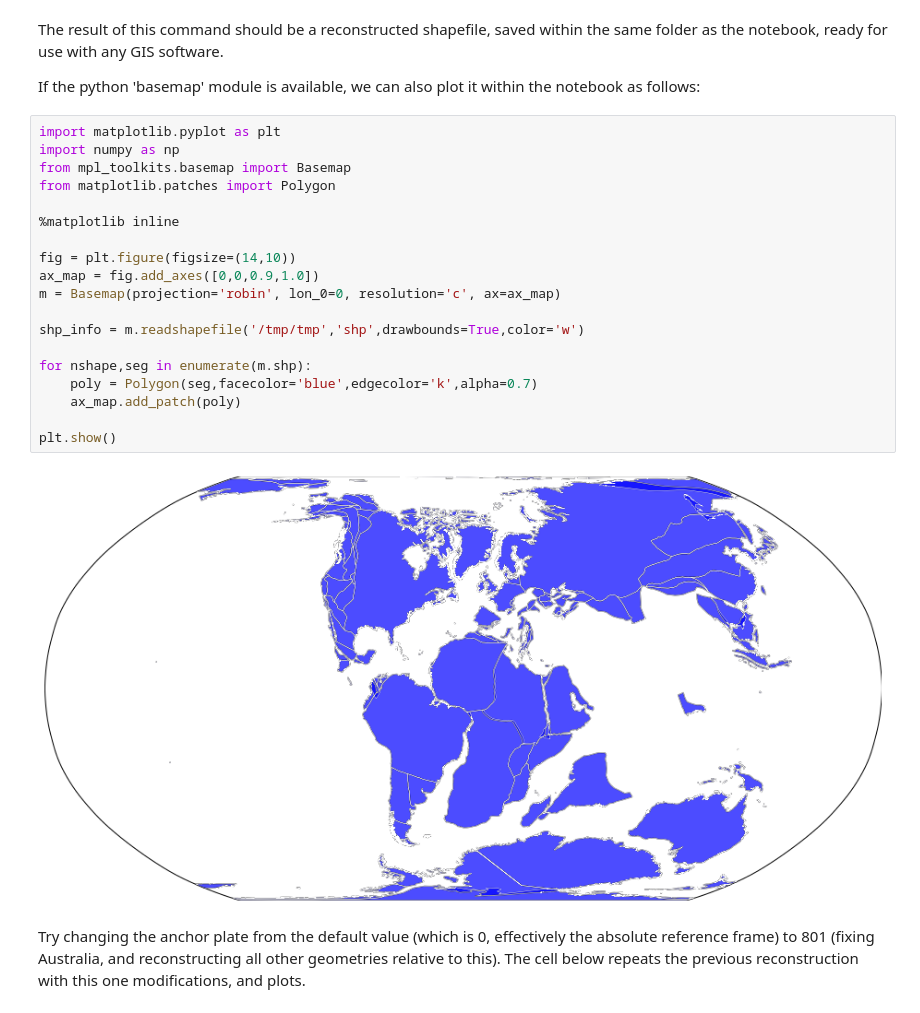
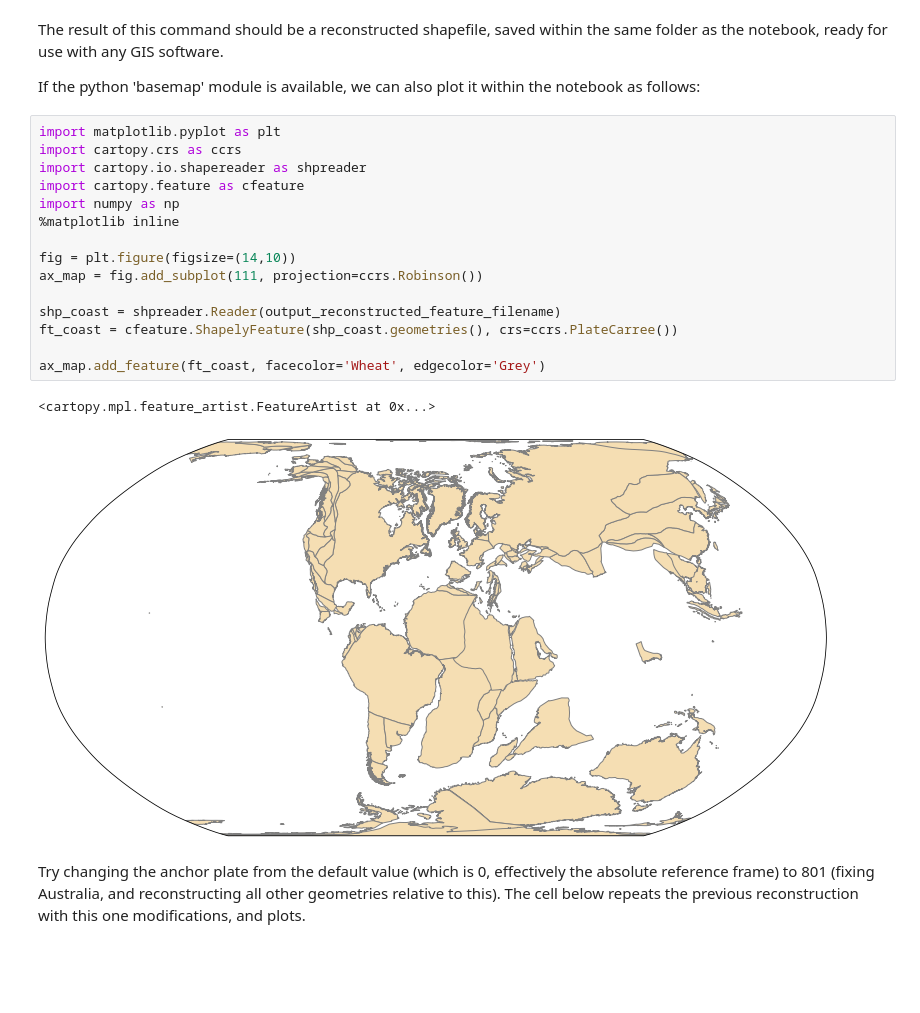
Before and after one commit to GPlates/pygplates-tutorials, a Jupyter notebook: notebooks/pygplates-getting-started.ipynb, the cells around one changed output. Saved outputs shown, nothing was run; the diff lists cells and outputs as text; blank space fills up the shorter version.

Commit message:
swapped basemap for cartopy in pygplates-getting-started

```diff
--- a/notebooks/pygplates-getting-started.ipynb
+++ b/notebooks/pygplates-getting-started.ipynb
@@ -69,26 +69,23 @@ pygplates.reconstruct(input_feature_filename, input_rotation_filename, output_re
 The result of this command should be a reconstructed shapefile, saved within the same folder as the notebook, ready for use with any GIS software.
 
 If the python 'basemap' module is available, we can also plot it within the notebook as follows:
-# %%
-import matplotlib.pyplot as plt
-import numpy as np
-from mpl_toolkits.basemap import Basemap
-from matplotlib.patches import Polygon
-
-%matplotlib inline
-
-fig = plt.figure(figsize=(14,10))
-ax_map = fig.add_axes([0,0,0.9,1.0])
-m = Basemap(projection='robin', lon_0=0, resolution='c', ax=ax_map)
-
-shp_info = m.readshapefile('/tmp/tmp','shp',drawbounds=True,color='w')
-
-for nshape,seg in enumerate(m.shp):
-    poly = Polygon(seg,facecolor='blue',edgecolor='k',alpha=0.7)
-    ax_map.add_patch(poly)
-
-plt.show()
-# %% [output]
-[figure, removed]
+# %%
+import matplotlib.pyplot as plt
+import cartopy.crs as ccrs
+import cartopy.io.shapereader as shpreader
+import cartopy.feature as cfeature
+import numpy as np
+%matplotlib inline
+
+fig = plt.figure(figsize=(14,10))
+ax_map = fig.add_subplot(111, projection=ccrs.Robinson())
+
+shp_coast = shpreader.Reader(output_reconstructed_feature_filename)
+ft_coast = cfeature.ShapelyFeature(shp_coast.geometries(), crs=ccrs.PlateCarree())
+
+ax_map.add_feature(ft_coast, facecolor='Wheat', edgecolor='Grey')
+# %% [output]
+<cartopy.mpl.feature_artist.FeatureArtist at 0x...>
+[figure, added]
 # %% [markdown]
 Try changing the anchor plate from the default value (which is 0, effectively the absolute reference frame) to 801 (fixing Australia, and reconstructing all other geometries relative to this). The cell below repeats the previous reconstruction with this one modifications, and plots.
```
Also changed, not shown: parts of 2 cells of this notebook.
